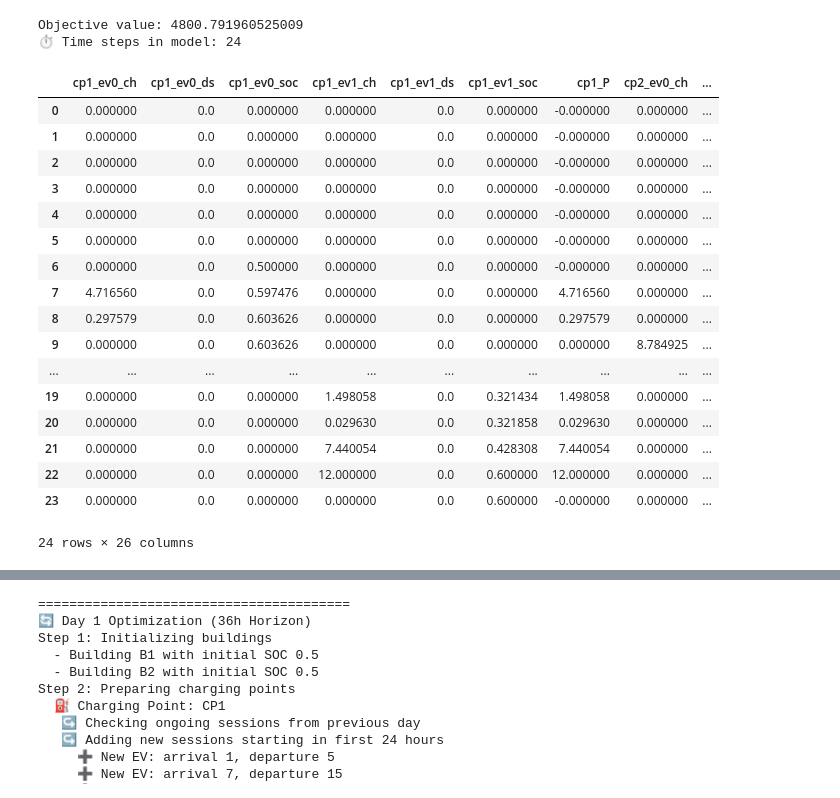
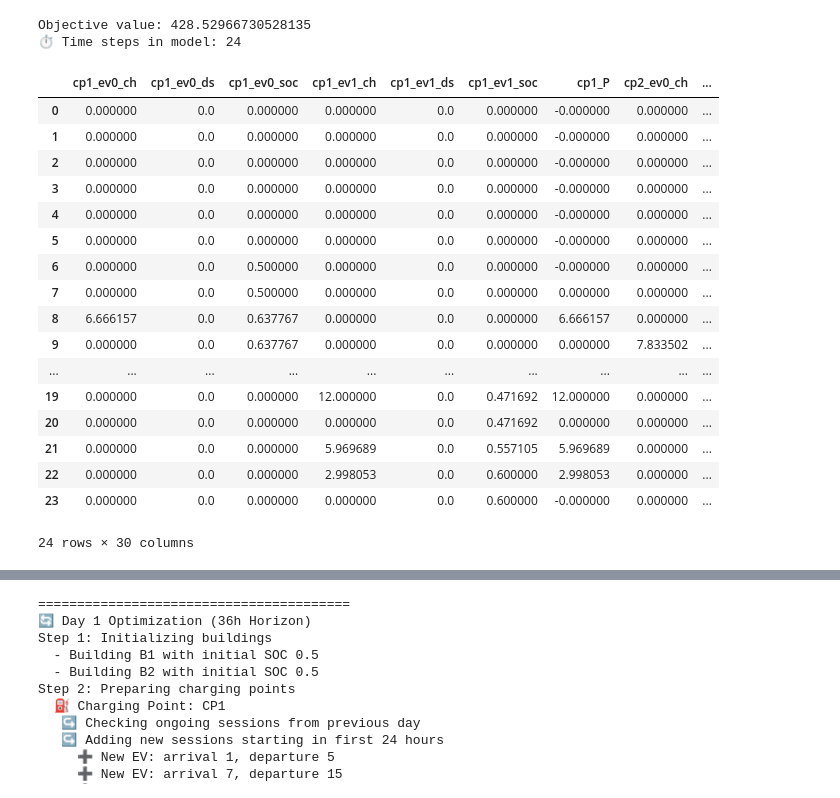
Before and after one commit to SaraAboebeid/ECOM-Tool, a Jupyter notebook: LEC-Opt-Agent-Based-No-Network.ipynb, the cells around one changed output, grey strips where cells are left out. Drawn from its saved outputs; the diff is of its cells as text; code cells hidden in the pictures.

Commit message:
Updated name

```diff
--- a/LEC-Opt-Agent-Based-No-Network.ipynb
+++ b/LEC-Opt-Agent-Based-No-Network.ipynb
@@ -304,42 +305,43 @@ class V2G_opt_spot_cp():
 T = 24
 
 # Spot prices (€/kWh)
 spot_prices = [0.05 + 0.01*np.sin(i*np.pi/12) for i in range(T)]
 
 # 24-hour realistic load and PV
 load = [15 + 0.5*np.sin(i*np.pi/12) for i in range(T)]
 pv_production = [0.0 if i < 6 or i > 18 else 1.5*np.sin((i-6)*np.pi/12) for i in range(T)]
 load1 = [10 + 0.5*np.sin(i*np.pi/12) for i in range(T)]
 pv_production1 = [0.0 if i < 6 or i > 18 else 2.5*np.sin((i-6)*np.pi/12) for i in range(T)]
 
 cp1 = charging_point(name = 'cp1', ev_capacity=[45, 65], ev_max_power=[10, 12], ev_arrival=[6, 18], ev_departure= [12, 23], ev_arrival_soc=[0.5, 0.3], ev_desired_soc=[0.75, 0.6])
 cp2 = charging_point(name = 'cp2', ev_capacity=[55, 95], ev_max_power=[10, 12], ev_arrival=[8, 15], ev_departure= [12, 20], ev_arrival_soc=[0.4, 0.7], ev_desired_soc=[0.75, 0.75])
 
 b1 = building(name= 'b1', load = load, pv_production=pv_production, bess_capacity=100, bess_initial_soc=0.5, bess_max_power=15)
 b2 = building(name= 'b2', load = load1, pv_production=pv_production1, bess_capacity=80, bess_initial_soc=0.5, bess_max_power=7.5)
+b3 = building(name= 'b3', load = [0*i for i in range(len(load1))], pv_production=[0*i for i in range(len(pv_production1))], bess_capacity=80, bess_initial_soc=0.5, bess_max_power=7.5)
 
-opt_model = V2G_opt_spot_cp([cp1, cp2], [b1, b2], spot_prices)
+opt_model = V2G_opt_spot_cp([cp1, cp2], [b1, b2, b3], spot_prices)
 results_df = opt_model.solve()
 df = opt_model.get_results()
 df
 # %% [output]
-Objective value: 4800.791960525009
+Objective value: 428.52966730528135
 ⏱ Time steps in model: 24
 |  | cp1_ev0_ch | cp1_ev0_ds | cp1_ev0_soc | cp1_ev1_ch | cp1_ev1_ds | cp1_ev1_soc | cp1_P | cp2_ev0_ch | ... |
 | 0 | 0.000000 | 0.0 | 0.000000 | 0.000000 | 0.0 | 0.000000 | -0.000000 | 0.000000 | ... |
 | 1 | 0.000000 | 0.0 | 0.000000 | 0.000000 | 0.0 | 0.000000 | -0.000000 | 0.000000 | ... |
 | 2 | 0.000000 | 0.0 | 0.000000 | 0.000000 | 0.0 | 0.000000 | -0.000000 | 0.000000 | ... |
 | 3 | 0.000000 | 0.0 | 0.000000 | 0.000000 | 0.0 | 0.000000 | -0.000000 | 0.000000 | ... |
 | 4 | 0.000000 | 0.0 | 0.000000 | 0.000000 | 0.0 | 0.000000 | -0.000000 | 0.000000 | ... |
 | 5 | 0.000000 | 0.0 | 0.000000 | 0.000000 | 0.0 | 0.000000 | -0.000000 | 0.000000 | ... |
 | 6 | 0.000000 | 0.0 | 0.500000 | 0.000000 | 0.0 | 0.000000 | -0.000000 | 0.000000 | ... |
-| 7 | 4.716560 | 0.0 | 0.597476 | 0.000000 | 0.0 | 0.000000 | 4.716560 | 0.000000 | ... |
-| 8 | 0.297579 | 0.0 | 0.603626 | 0.000000 | 0.0 | 0.000000 | 0.297579 | 0.000000 | ... |
-| 9 | 0.000000 | 0.0 | 0.603626 | 0.000000 | 0.0 | 0.000000 | 0.000000 | 8.784925 | ... |
+| 7 | 0.000000 | 0.0 | 0.500000 | 0.000000 | 0.0 | 0.000000 | 0.000000 | 0.000000 | ... |
+| 8 | 6.666157 | 0.0 | 0.637767 | 0.000000 | 0.0 | 0.000000 | 6.666157 | 0.000000 | ... |
+| 9 | 0.000000 | 0.0 | 0.637767 | 0.000000 | 0.0 | 0.000000 | 0.000000 | 7.833502 | ... |
 | ... | ... | ... | ... | ... | ... | ... | ... | ... | ... |
-| 19 | 0.000000 | 0.0 | 0.000000 | 1.498058 | 0.0 | 0.321434 | 1.498058 | 0.000000 | ... |
-| 20 | 0.000000 | 0.0 | 0.000000 | 0.029630 | 0.0 | 0.321858 | 0.029630 | 0.000000 | ... |
-| 21 | 0.000000 | 0.0 | 0.000000 | 7.440054 | 0.0 | 0.428308 | 7.440054 | 0.000000 | ... |
-| 22 | 0.000000 | 0.0 | 0.000000 | 12.000000 | 0.0 | 0.600000 | 12.000000 | 0.000000 | ... |
+| 19 | 0.000000 | 0.0 | 0.000000 | 12.000000 | 0.0 | 0.471692 | 12.000000 | 0.000000 | ... |
+| 20 | 0.000000 | 0.0 | 0.000000 | 0.000000 | 0.0 | 0.471692 | 0.000000 | 0.000000 | ... |
+| 21 | 0.000000 | 0.0 | 0.000000 | 5.969689 | 0.0 | 0.557105 | 5.969689 | 0.000000 | ... |
+| 22 | 0.000000 | 0.0 | 0.000000 | 2.998053 | 0.0 | 0.600000 | 2.998053 | 0.000000 | ... |
 | 23 | 0.000000 | 0.0 | 0.000000 | 0.000000 | 0.0 | 0.600000 | -0.000000 | 0.000000 | ... |
-24 rows × 26 columns
+24 rows × 30 columns
```
Also changed, not shown: parts of 4 cells of this notebook, 2 other files.
